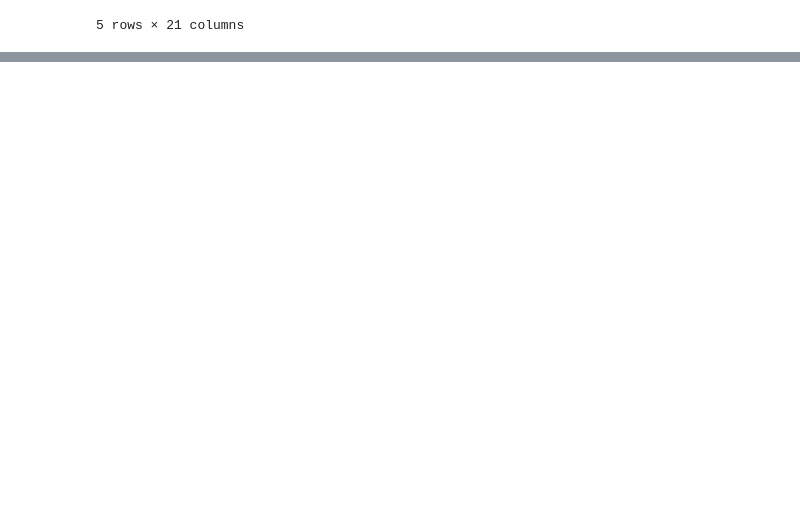
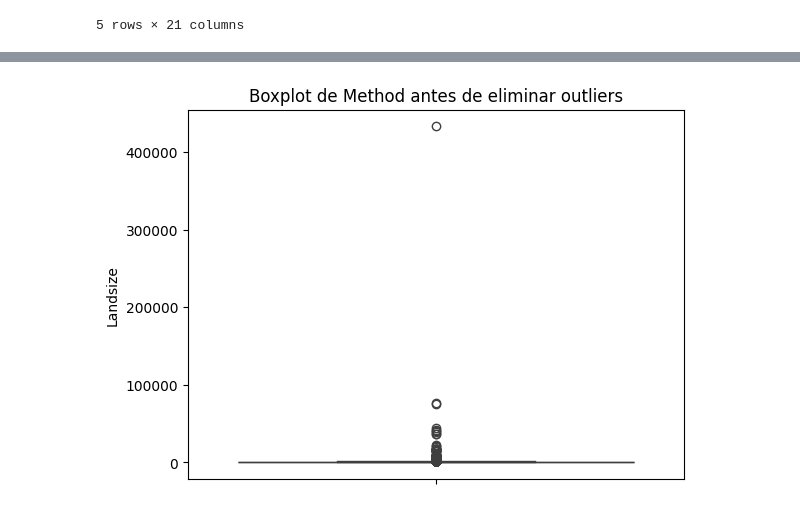
Before and after one commit to super-star-io/master-tasks, a Jupyter notebook: Estadistica Aplicada/Parcial01/tarea03/melb_data.ipynb, the cells around one changed output, grey strips where cells are left out. Saved outputs shown, nothing was run; the diff lists cells and outputs as text; code cells hidden in the pictures; blank space fills up the shorter version.

Commit message:
feature(tarea04): se añade tarea 04 de matematicas

```diff
--- a/Estadistica Aplicada/Parcial01/tarea03/melb_data.ipynb
+++ b/Estadistica Aplicada/Parcial01/tarea03/melb_data.ipynb
@@ -3,5 +41,5 @@ import pandas as pd
 # %%
-df = pd.read_csv(r'D:\TASKS-NALA\master-tasks\Estadistica Aplicada\Parcial01\tarea03\melb_data.csv')
+df = pd.read_csv(r'melb_data.csv')
 df.head()
 # %% [output]
 |  | Suburb | Address | Rooms | Type | Price | Method | SellerG | Date | Distance | Postcode | ... | ... |
@@ -13,0 +179,36 @@ df.head()
+# %%
+# Calculamos manualmente la moda de las columnas con datos faltantes
+most_frequent_buildingArea_value = df['BuildingArea'].mode()[0]
+most_frecuent_year_value = df['YearBuilt'].mode()[0]
+most_frequent_type_value = df['Type'].mode()[0]
+most_frequent_council_value = df['CouncilArea'].mode()[0]
+most_frequent_rooms_value = df['Rooms'].mode()[0]
+most_frequent_car_value = df['Car'].mode()[0]
+most_frequent_region_value = df['Regionname'].mode()[0]
+
+# Reemplalzamos los valores faltantes con la moda
+df['BuildingArea'].fillna(most_frequent_buildingArea_value, inplace=True)
+df['YearBuilt'].fillna(most_frecuent_year_value, inplace=True)
+df['Type'].fillna(most_frequent_type_value, inplace=True)
+df['CouncilArea'].fillna(most_frequent_council_value, inplace=True)
+df['Rooms'].fillna(most_frequent_rooms_value, inplace=True)
+df['Car'].fillna(most_frequent_car_value, inplace=True)
+df['Regionname'].fillna(most_frequent_region_value, inplace=True)
+
+# Verificamos los valores unicos después de la imputación
+print("\nValores unicos después de la imputación:\n")
+print(df['BuildingArea'].unique())
+print('\n')
+print(df['YearBuilt'].unique())
+print('\n')
+print(df['Type'].unique())
+print('\n')
+print(df['CouncilArea'].unique())
+print('\n')
+print(df['Rooms'].unique())
+print('\n')
+print(df['Car'].unique())
+print('\n')
+print(df['Regionname'].unique())
+
+print(df.head())
@@ -13,0 +250,8 @@ df.head()
+# %%
+#3. Detección y manejo de valores atípicos
+# Visualizamos los valores atípicos en la variable 'Method' (Metodo de venta)
+sns.boxplot(df['Landsize'])
+plt.title('Boxplot de Method antes de eliminar outliers')
+plt.show()
+# %% [output]
+[figure, added]
```
Also changed, not shown: parts of 14 cells of this notebook, 6 other files.
